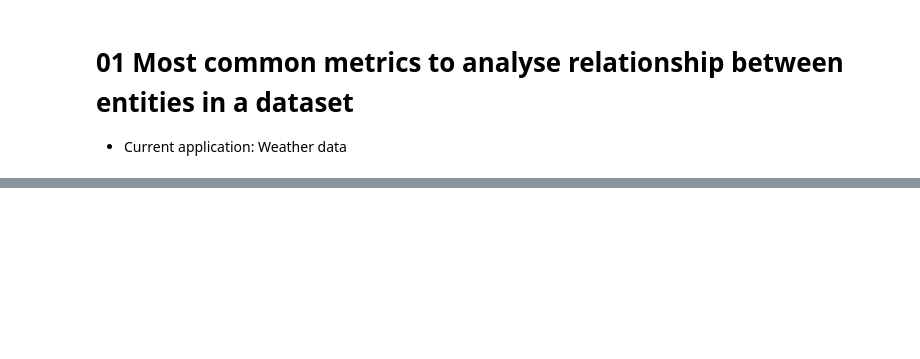
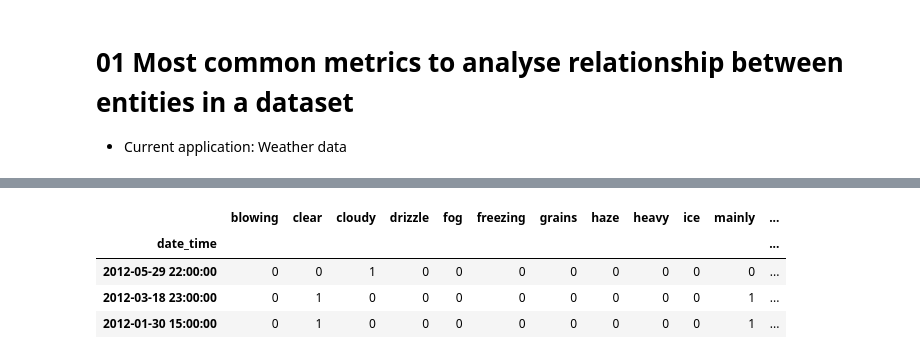
Before and after one commit to plrodrigues/IT-Project-3, a Jupyter notebook: notebooks/01_most_common_metrics.ipynb, the cells around one changed output, grey strips where cells are left out. Drawn from its saved outputs; the diff is of its cells as text; code cells hidden in the pictures; blank space fills up the shorter version.

```diff
--- a/notebooks/01_most_common_metrics.ipynb
+++ b/notebooks/01_most_common_metrics.ipynb
@@ -14,0 +81,8 @@ jupyter_black.load()
+# %%
+weather_tfidf.sample(3)
+# %% [output]
+|  | blowing | clear | cloudy | drizzle | fog | freezing | grains | haze | heavy | ice | mainly | ... |
+| date_time |  |  |  |  |  |  |  |  |  |  |  | ... |
+| 2012-05-29 22:00:00 | 0 | 0 | 1 | 0 | 0 | 0 | 0 | 0 | 0 | 0 | 0 | ... |
+| 2012-03-18 23:00:00 | 0 | 1 | 0 | 0 | 0 | 0 | 0 | 0 | 0 | 0 | 1 | ... |
+| 2012-01-30 15:00:00 | 0 | 1 | 0 | 0 | 0 | 0 | 0 | 0 | 0 | 0 | 1 | ... |
```
Also changed, not shown: parts of 12 cells of this notebook, 5 other files.
